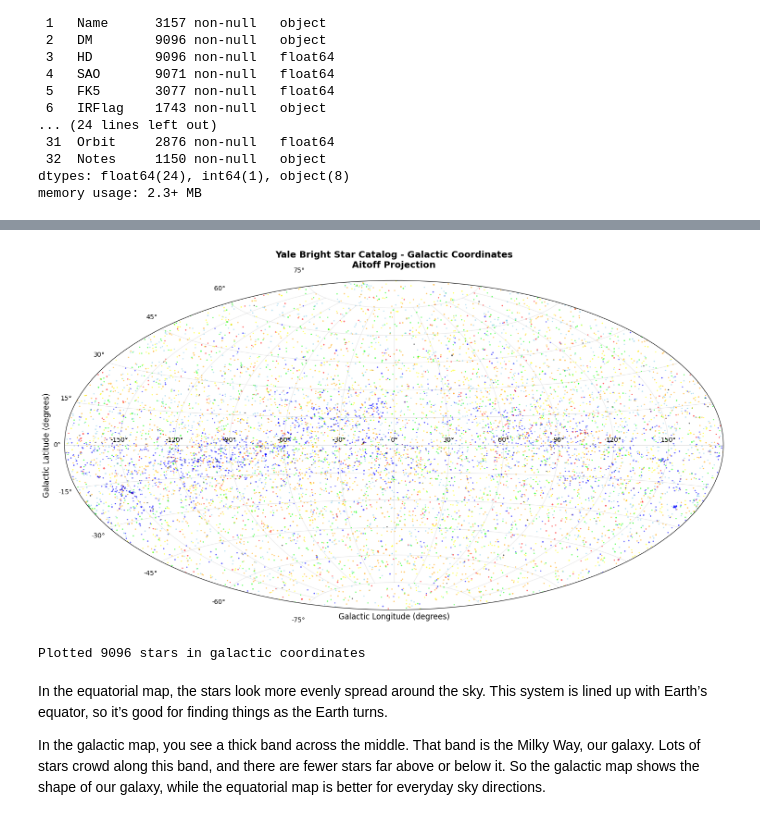
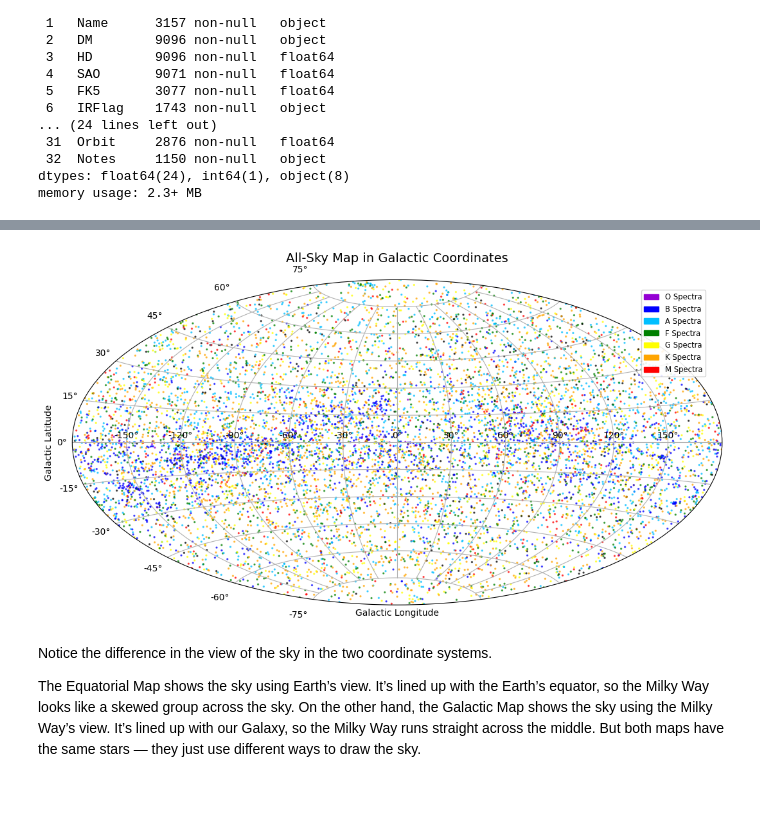
Before and after one commit to manish-mogan/Projects-Portfolio, a Jupyter notebook: HWK7.ipynb, the cells around one changed output, grey strips where cells are left out. Saved outputs shown, nothing was run; the diff lists cells and outputs as text; code cells hidden in the pictures; blank space fills up the shorter version.

```diff
--- a/HWK7.ipynb
+++ b/HWK7.ipynb
@@ -185,43 +195,33 @@ Plotted 9110 stars in equatorial coordinates
 # %%
 ## Step 5b: Create All-Sky Map in Galactic Coordinates
 # %%
-df_valid['GLON'] = pd.to_numeric(df_valid['GLON'], errors='coerce')
-df_valid['GLAT'] = pd.to_numeric(df_valid['GLAT'], errors='coerce')
+df['glon_rad'] = np.deg2rad(pd.to_numeric(df['GLON'], errors='coerce'))
+df['glat_rad'] = np.deg2rad(pd.to_numeric(df['GLAT'], errors='coerce'))
 
-df_galactic = df_valid[(df_valid['GLON'].notna()) & (df_valid['GLAT'].notna())].copy()
+df['glon_rad'] = np.remainder(df['glon_rad'] + 2*np.pi, 2*np.pi)
+df.loc[df['glon_rad'] > np.pi, 'glon_rad'] -= 2*np.pi
 
-glon_plot = df_galactic['GLON'].copy()
-glon_plot[glon_plot > 180] = glon_plot[glon_plot > 180] - 360
+plt.figure(figsize=(12, 6))
+plt.subplot(111, projection='aitoff')
 
-glon_rad = np.radians(glon_plot)
-glat_rad = np.radians(df_galactic['GLAT'])
+plt.title("All-Sky Map in Galactic Coordinates", fontsize=14, pad=20)
+plt.scatter(df['glon_rad'], df['glat_rad'],
+            s=2, c=df['color'], alpha=0.6)
 
-fig = plt.figure(figsize=(15, 8))
-ax = fig.add_subplot(111, projection='aitoff')
+plt.grid(True)
+plt.xlabel("Galactic Longitude")
+plt.ylabel("Galactic Latitude")
 
-sizes = 10 - df_galactic['Vmag'].fillna(6).astype(float).clip(0, 10)
-
-scatter = ax.scatter(glon_rad, glat_rad,
-                    c=df_galactic['color'],
-                    s=sizes,
-                    alpha=0.6,
-                    edgecolors='none')
-
-ax.set_xlabel('Galactic Longitude (degrees)', fontsize=12)
-ax.set_ylabel('Galactic Latitude (degrees)', fontsize=12)
-ax.set_title('Yale Bright Star Catalog - Galactic Coordinates\nAitoff Projection',
-            fontsize=14, fontweight='bold', pad=20)
-
-ax.grid(True, alpha=0.3)
+plt.legend(handles=legend_items,
+           loc='upper right', bbox_to_anchor=(0.98, 0.98),
+           fontsize='small', frameon=True, framealpha=0.9)
 
 plt.tight_layout()
+plt.savefig("sky_map_galactic.pdf", bbox_inches="tight")
 plt.show()
-
-print(f"Plotted {len(df_galactic)} stars in galactic coordinates")
 # %% [output]
-[figure, old version]
+[figure, new version]
-Plotted 9096 stars in galactic coordinates
 # %% [markdown]
-In the equatorial map, the stars look more evenly spread around the sky. This system is lined up with Earth’s equator, so it’s good for finding things as the Earth turns.
+Notice the difference in the view of the sky in the two coordinate systems.
 
-In the galactic map, you see a thick band across the middle. That band is the Milky Way, our galaxy. Lots of stars crowd along this band, and there are fewer stars far above or below it. So the galactic map shows the shape of our galaxy, while the equatorial map is better for everyday sky directions.
+The Equatorial Map shows the sky using Earth’s view. It’s lined up with the Earth’s equator, so the Milky Way looks like a skewed group across the sky. On the other hand, the Galactic Map shows the sky using the Milky Way’s view. It’s lined up with our Galaxy, so the Milky Way runs straight across the middle. But both maps have the same stars — they just use different ways to draw the sky.
```
Also changed, not shown: parts of 4 cells of this notebook, 3 other files.
